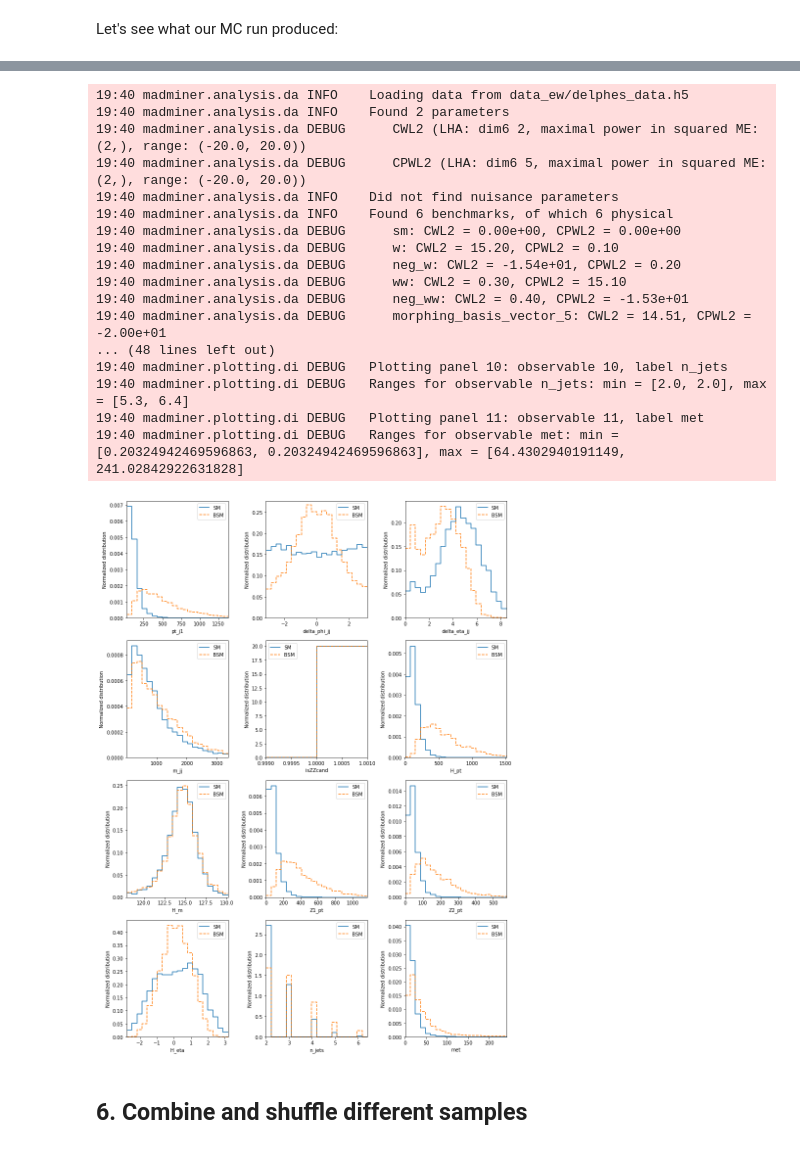
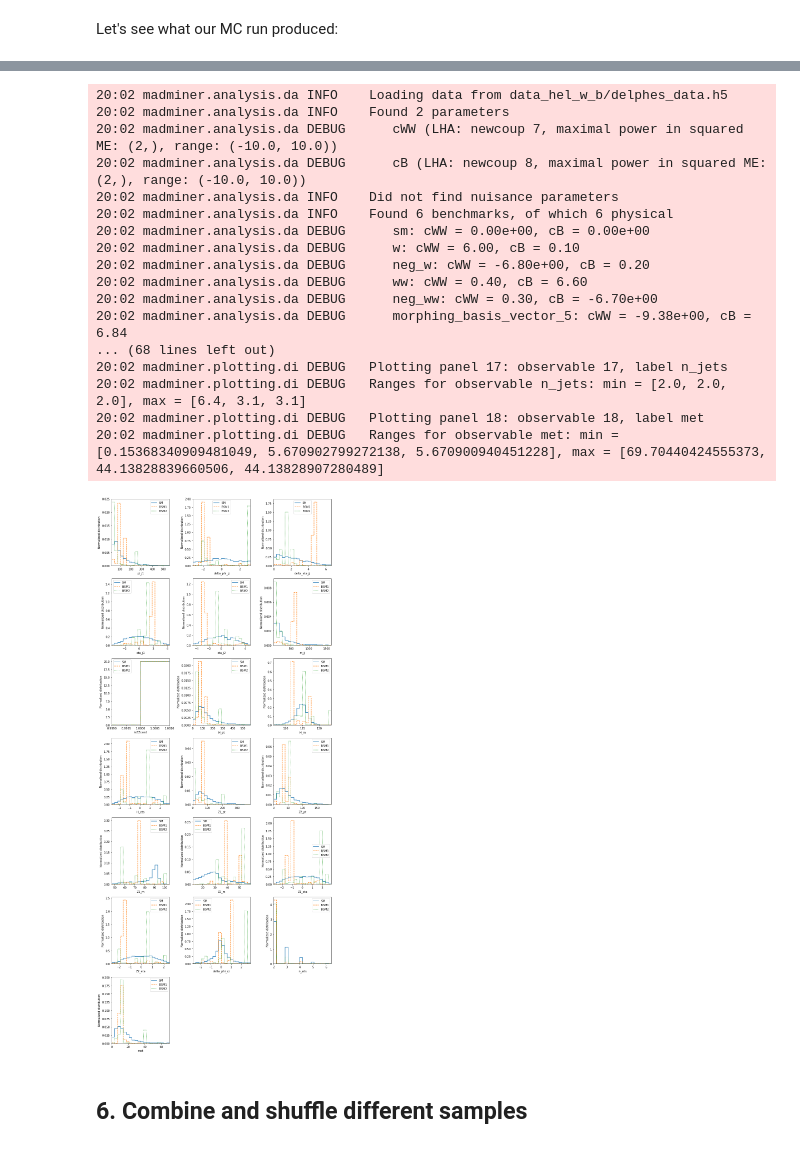
Before and after one commit to irenecortinovis/madminer, a Jupyter notebook: examples/tutorial_particle_physics/2b_delphes_level_analysis.ipynb, the cells around one changed output, grey strips where cells are left out. Cells and saved outputs as stored; diff of their text form; code cells hidden in the pictures.

```diff
--- a/examples/tutorial_particle_physics/2b_delphes_level_analysis.ipynb
+++ b/examples/tutorial_particle_physics/2b_delphes_level_analysis.ipynb
@@ -398,32 +596,32 @@ Let's see what our MC run produced:
 # %%
 _ = plot_distributions(
-    filename='data_ew/delphes_data.h5',
-    parameter_points=['sm', np.array([10.,0.])],
-    line_labels=['SM', 'BSM'],
+    filename='data_hel_w_b/delphes_data.h5',
+    parameter_points=['sm',  np.array([10.,0.]), np.array([0.,10.])],
+    line_labels=['SM', 'BSM1', 'BSM2'],
     uncertainties='none',
     n_bins=20,
     n_cols=3,
     normalize=True,
 )
 # %% [output]
-19:40 madminer.analysis.da INFO    Loading data from data_ew/delphes_data.h5
-19:40 madminer.analysis.da INFO    Found 2 parameters
-19:40 madminer.analysis.da DEBUG      CWL2 (LHA: dim6 2, maximal power in squared ME: (2,), range: (-20.0, 20.0))
-19:40 madminer.analysis.da DEBUG      CPWL2 (LHA: dim6 5, maximal power in squared ME: (2,), range: (-20.0, 20.0))
-19:40 madminer.analysis.da INFO    Did not find nuisance parameters
-19:40 madminer.analysis.da INFO    Found 6 benchmarks, of which 6 physical
-19:40 madminer.analysis.da DEBUG      sm: CWL2 = 0.00e+00, CPWL2 = 0.00e+00
-19:40 madminer.analysis.da DEBUG      w: CWL2 = 15.20, CPWL2 = 0.10
-19:40 madminer.analysis.da DEBUG      neg_w: CWL2 = -1.54e+01, CPWL2 = 0.20
-19:40 madminer.analysis.da DEBUG      ww: CWL2 = 0.30, CPWL2 = 15.10
-19:40 madminer.analysis.da DEBUG      neg_ww: CWL2 = 0.40, CPWL2 = -1.53e+01
-19:40 madminer.analysis.da DEBUG      morphing_basis_vector_5: CWL2 = 14.51, CPWL2 = -2.00e+01
-... (48 lines left out)
-19:40 madminer.plotting.di DEBUG   Plotting panel 10: observable 10, label n_jets
-19:40 madminer.plotting.di DEBUG   Ranges for observable n_jets: min = [2.0, 2.0], max = [5.3, 6.4]
-19:40 madminer.plotting.di DEBUG   Plotting panel 11: observable 11, label met
-19:40 madminer.plotting.di DEBUG   Ranges for observable met: min = [0.20324942469596863, 0.20324942469596863], max = [64.4302940191149, 241.02842922631828]
+20:02 madminer.analysis.da INFO    Loading data from data_hel_w_b/delphes_data.h5
+20:02 madminer.analysis.da INFO    Found 2 parameters
+20:02 madminer.analysis.da DEBUG      cWW (LHA: newcoup 7, maximal power in squared ME: (2,), range: (-10.0, 10.0))
+20:02 madminer.analysis.da DEBUG      cB (LHA: newcoup 8, maximal power in squared ME: (2,), range: (-10.0, 10.0))
+20:02 madminer.analysis.da INFO    Did not find nuisance parameters
+20:02 madminer.analysis.da INFO    Found 6 benchmarks, of which 6 physical
+20:02 madminer.analysis.da DEBUG      sm: cWW = 0.00e+00, cB = 0.00e+00
+20:02 madminer.analysis.da DEBUG      w: cWW = 6.00, cB = 0.10
+20:02 madminer.analysis.da DEBUG      neg_w: cWW = -6.80e+00, cB = 0.20
+20:02 madminer.analysis.da DEBUG      ww: cWW = 0.40, cB = 6.60
+20:02 madminer.analysis.da DEBUG      neg_ww: cWW = 0.30, cB = -6.70e+00
+20:02 madminer.analysis.da DEBUG      morphing_basis_vector_5: cWW = -9.38e+00, cB = 6.84
+... (68 lines left out)
+20:02 madminer.plotting.di DEBUG   Plotting panel 17: observable 17, label n_jets
+20:02 madminer.plotting.di DEBUG   Ranges for observable n_jets: min = [2.0, 2.0, 2.0], max = [6.4, 3.1, 3.1]
+20:02 madminer.plotting.di DEBUG   Plotting panel 18: observable 18, label met
+20:02 madminer.plotting.di DEBUG   Ranges for observable met: min = [0.15368340909481049, 5.670902799272138, 5.670900940451228], max = [69.70440424555373, 44.13828839660506, 44.13828907280489]
-[figure, old version]
+[figure, new version]
 # %% [markdown]
 ## 6. Combine and shuffle different samples
 # %% [markdown]
```
Also changed, not shown: parts of 20 cells of this notebook, 27 other files.
